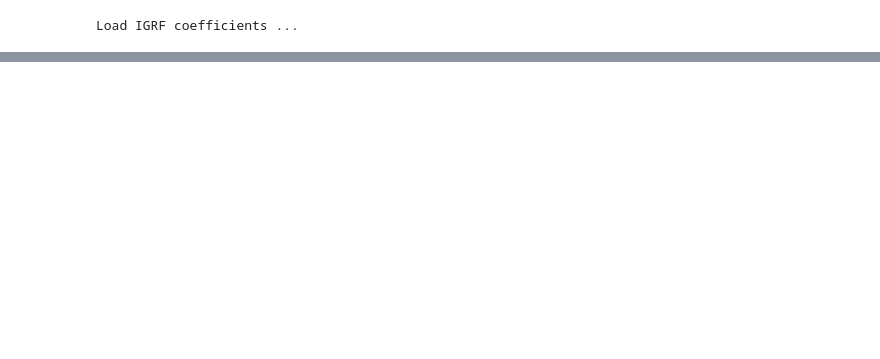
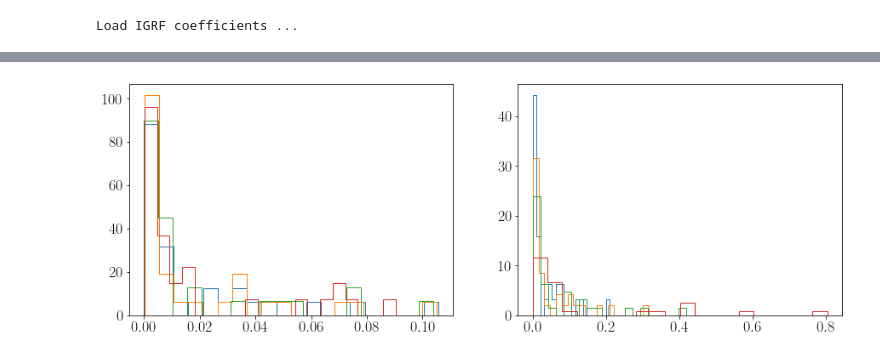
Before and after one commit to zbeever/cpt-solver, a Jupyter notebook: eq_pitch_angle_analysis.ipynb, the cells around one changed output, grey strips where cells are left out. Drawn from its saved outputs; the diff is of its cells as text; code cells hidden in the pictures; blank space fills up the shorter version.

```diff
--- a/eq_pitch_angle_analysis.ipynb
+++ b/eq_pitch_angle_analysis.ipynb
@@ -135,0 +166,44 @@ plt.show()
+# %%
+@njit
+def diff_coef_total(history):
+    num_particles = len(history[:, 0, 0, 0])
+    steps         = len(history[0, :, 0, 0])
+
+    v                  = velocity(history)
+    v_par, v_par_mag   = velocity_par(history)
+    indices            = np.arange(0, steps) * dt
+
+    mus = np.zeros((num_particles, steps - 1))
+    D_uus = np.zeros((num_particles, steps - 1))
+
+    for i in range(num_particles):
+        mu_0 = np.linalg.norm(v_par[i, 0]) / np.linalg.norm(v[i, 0])
+        for j in range(steps - 1):
+
+            mu_1 = np.linalg.norm(v_par[i, j + 1]) / np.linalg.norm(v[i, j + 1])
+            delta_mu = mu_1 - mu_0
+            delta_t = indices[j + 1] - indices[0]
+
+            mus[i, j] = delta_mu
+            D_uus[i, j] = (delta_mu)**2 / (2 * delta_t)
+
+    return mus, D_uus
+# %%
+mus_inst, D_uus_inst = diff_coef_inst(history)
+mus_tot, D_uus_tot = diff_coef_total(history)
+# %%
+def compare_diff_coef(indices):
+    fig = plt.figure(figsize=(15, 5))
+    plt.subplot(121)
+    for i in indices:
+        plt.hist(D_uus_inst[:, i], bins=20, histtype='step', density=True)
+
+    plt.subplot(122)
+    for i in indices:
+        plt.hist(D_uus_tot[:, i], bins=20, histtype='step', density=True)
+
+    plt.show()
+# %%
+compare_diff_coef([1, 2, 3, 7])
+# %% [output]
+[figure, added]
```
Also changed, not shown: parts of 12 cells of this notebook, 3 other files.
